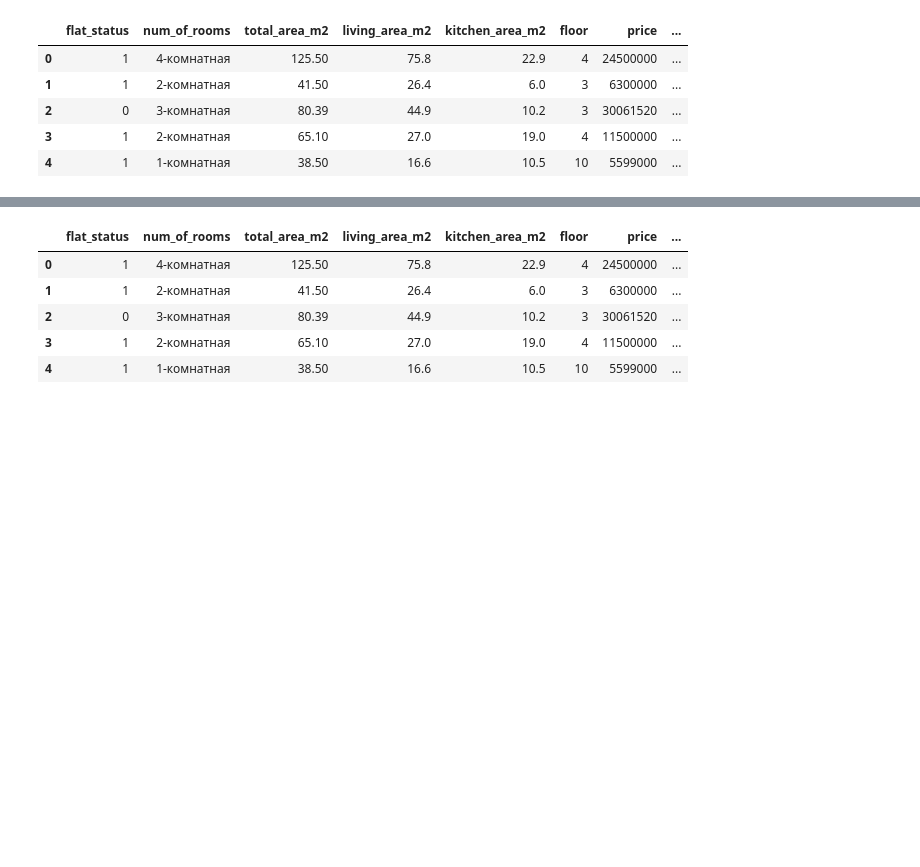
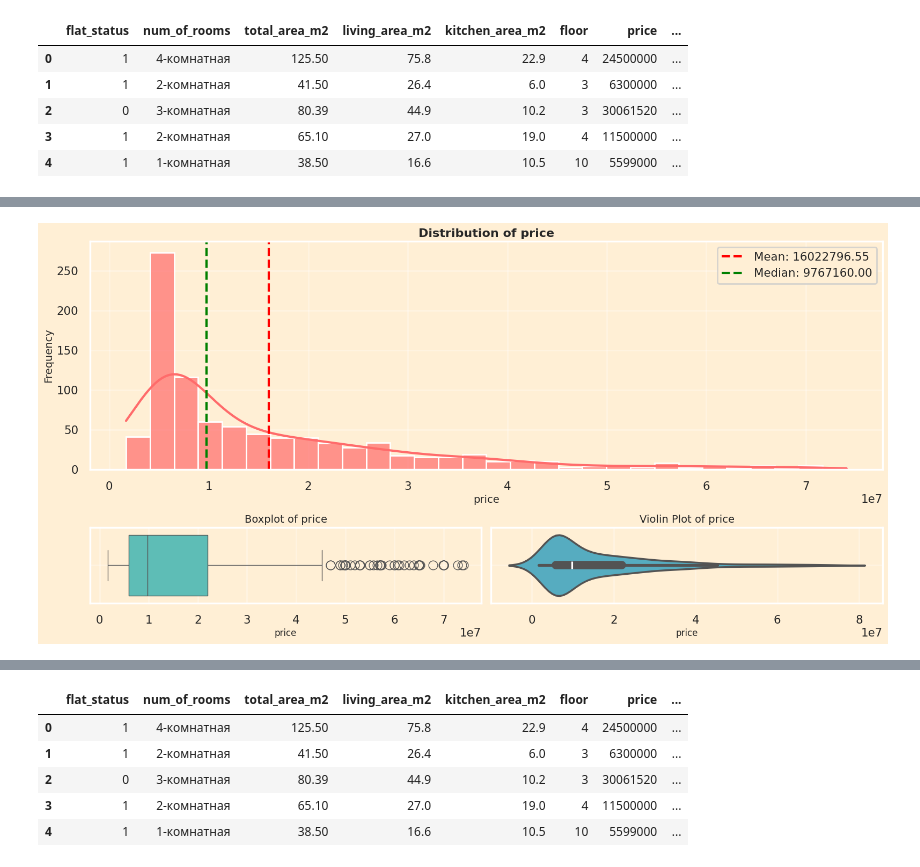
Before and after one commit to lodygin-mikhail/Real_Estate_Saint_Petersburg, a Jupyter notebook: nootbooks/flats.ipynb, the cells around one changed output, grey strips where cells are left out. Saved outputs shown, nothing was run; the diff lists cells and outputs as text; code cells hidden in the pictures; blank space fills up the shorter version.

```diff
--- a/nootbooks/flats.ipynb
+++ b/nootbooks/flats.ipynb
@@ -289,0 +279,4 @@ plot_numeric_col(df, 'floor', bins=25)
+# %%
+plot_numeric_col(df, 'price')
+# %% [output]
+[figure, added]
```
Also changed, not shown: parts of 41 cells of this notebook.
